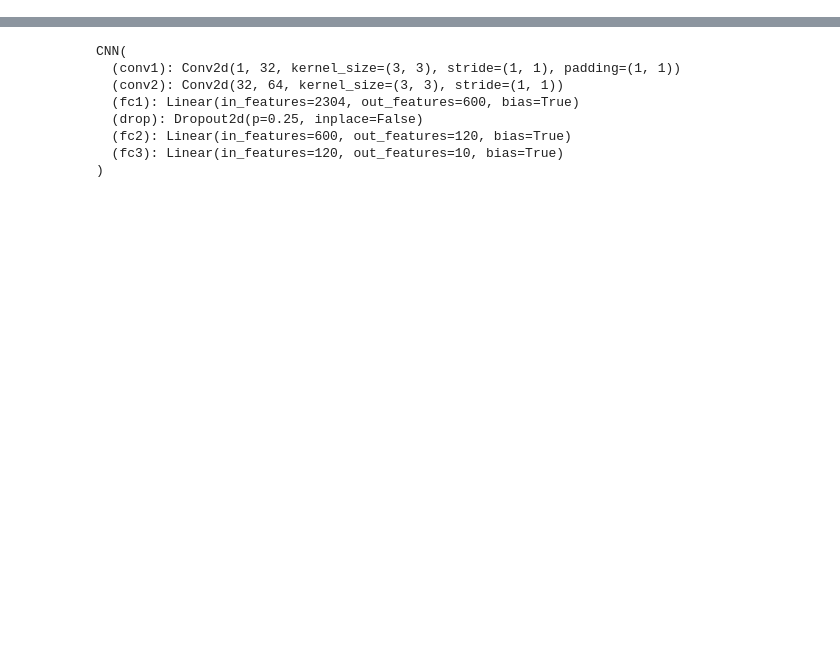
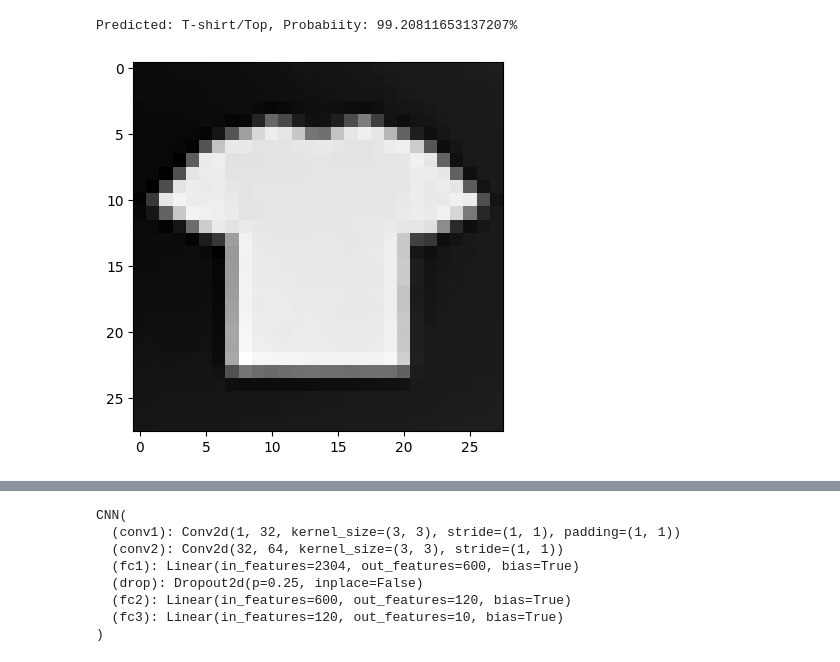
Before and after one commit to ParimiHarsha/FashionMNIST-Classification, a Jupyter notebook: FashionMNIST_classification.ipynb, the cells around one changed output, grey strips where cells are left out. Cells and saved outputs as stored; diff of their text form; code cells hidden in the pictures; blank space fills up the shorter version.

```diff
--- a/FashionMNIST_classification.ipynb
+++ b/FashionMNIST_classification.ipynb
@@ -101 +195,33 @@ for id in np.arange(20):
+# %%
+# Testing on out of sample dataset
+# take images from the internet and pass through our model to see how well it is performing on unseen out of sample distribution  #TODO
+def out_of_sample_validation(path, model, device):
+    r = requests.get(path)
+    with BytesIO(r.content) as f:
+        image = Image.open(f).convert(mode="L")
+        image = image.resize((28, 28))
+        x = (255 - np.expand_dims(np.array(image), -1)) / 255.0
+    with torch.no_grad():
+        pred = model(torch.unsqueeze(transform(x), axis=1).float().to(device))
+        return F.softmax(pred, dim=1).cpu().numpy()
+
+
+# Displaying the image
+path = "https://www.mrporter.com/variants/images/3633577411310824/in/w2000_q60.jpg"  # We can use any other image link here
+r = requests.get(path)
+with BytesIO(r.content) as f:
+    image = Image.open(f).convert(mode="L")
+    image = image.resize((28, 28))
+    x = (255 - np.expand_dims(np.array(image), -1)) / 255.0
+plt.imshow(x.squeeze(-1), cmap="gray")
+
+# Predicting the out-of-sample image
+out_of_sample_pred = out_of_sample_validation(path, lenet_model, device)
+pred_id = np.argmax(out_of_sample_pred)
+print(
+    f"Predicted: {label_mapping[pred_id]}, Probabiity: {out_of_sample_pred[0][pred_id]*100}%"
+)
+# %% [output]
+Predicted: T-shirt/Top, Probabiity: 99.20811653137207%
+[figure, added]
 # %%
```
Also changed, not shown: parts of 20 cells of this notebook, 21 other files.
